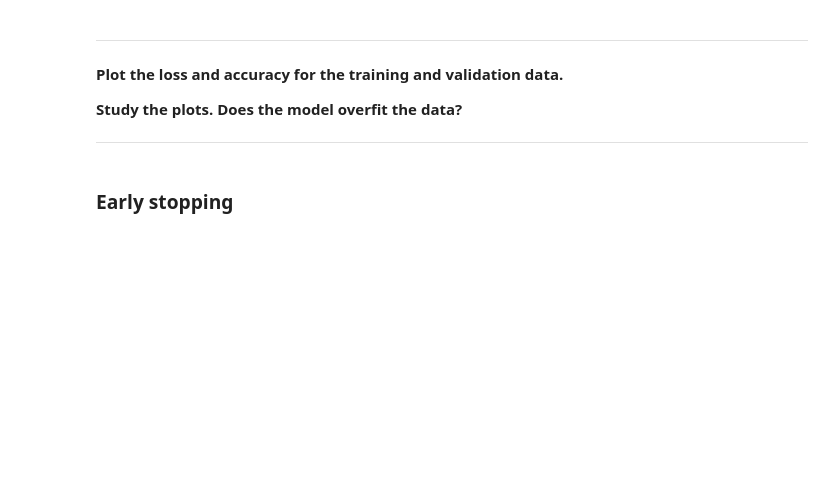
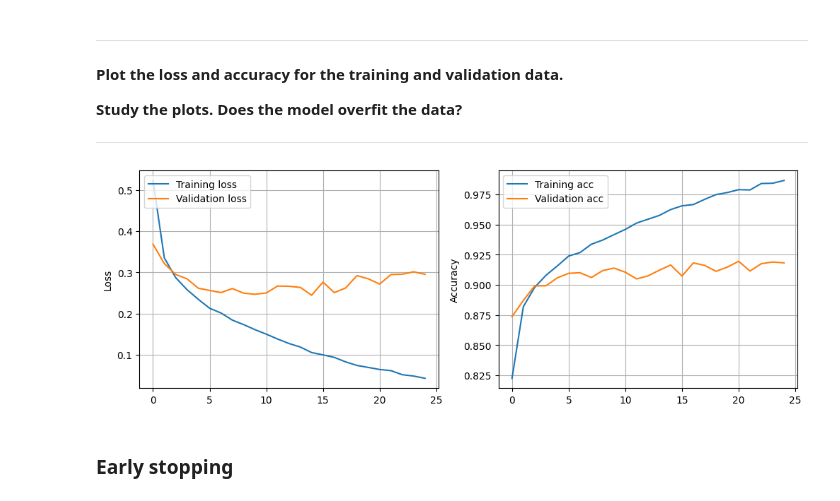
Before and after one commit to magnuis/ai_applied_to_engineering, a Jupyter notebook: assignment_3/CNN_assignment.ipynb, the cells around one changed output. Cells and saved outputs as stored; diff of their text form; code cells hidden in the pictures; blank space fills up the shorter version.

```diff
--- a/assignment_3/CNN_assignment.ipynb
+++ b/assignment_3/CNN_assignment.ipynb
@@ -195,3 +374,5 @@ print(classification_report(y_test, y_pred, target_names=class_names))
 **Train (fit) the model using a batch size of 256, 25 epochs and using the validation sets obtained above (x_val,y_val) as validation data.**
 
 ---
+# %%
+model_history_2 = model_2.fit(x=x_train, y=y_train, validation_data=(x_val, y_val), epochs=25, batch_size=256)
@@ -203,6 +402,35 @@ print(classification_report(y_test, y_pred, target_names=class_names))
 **Study the plots. Does the model overfit the data?**
 
 ---
+# %%
+# plt.figure(figsize=[12,4])
+
+# accuracy_2 = model_history_2.history['accuracy']
+# val_accuracy_2 = model_history_2.history['val_accuracy']
+# loss_2 = model_history_2.history['loss']
+# val_loss_2 = model_history_2.history['val_loss']
+
+# plt.subplot(1, 2, 1)
+
+# plt.ylabel('Loss')
+# plt.plot(loss,label='Training loss');
+# plt.plot(val_loss,label='Validation loss');
+# plt.legend(loc='upper left')
+
+# plt.grid()
+
+# plt.subplot(1, 2, 2)
+
+# plt.ylabel('Accuracy')
+# plt.plot(accuracy,label='Training acc')
+# plt.plot(val_accuracy,label='Validation acc')
+# plt.legend(loc='upper left');
+
+# plt.grid()
+
+plot_loss_and_accuracy(model_history_2)
+# %% [output]
+[figure, added]
 # %% [markdown]
 ### Early stopping
 # %% [markdown]
```
Also changed, not shown: parts of 38 cells of this notebook, 1 other file.
